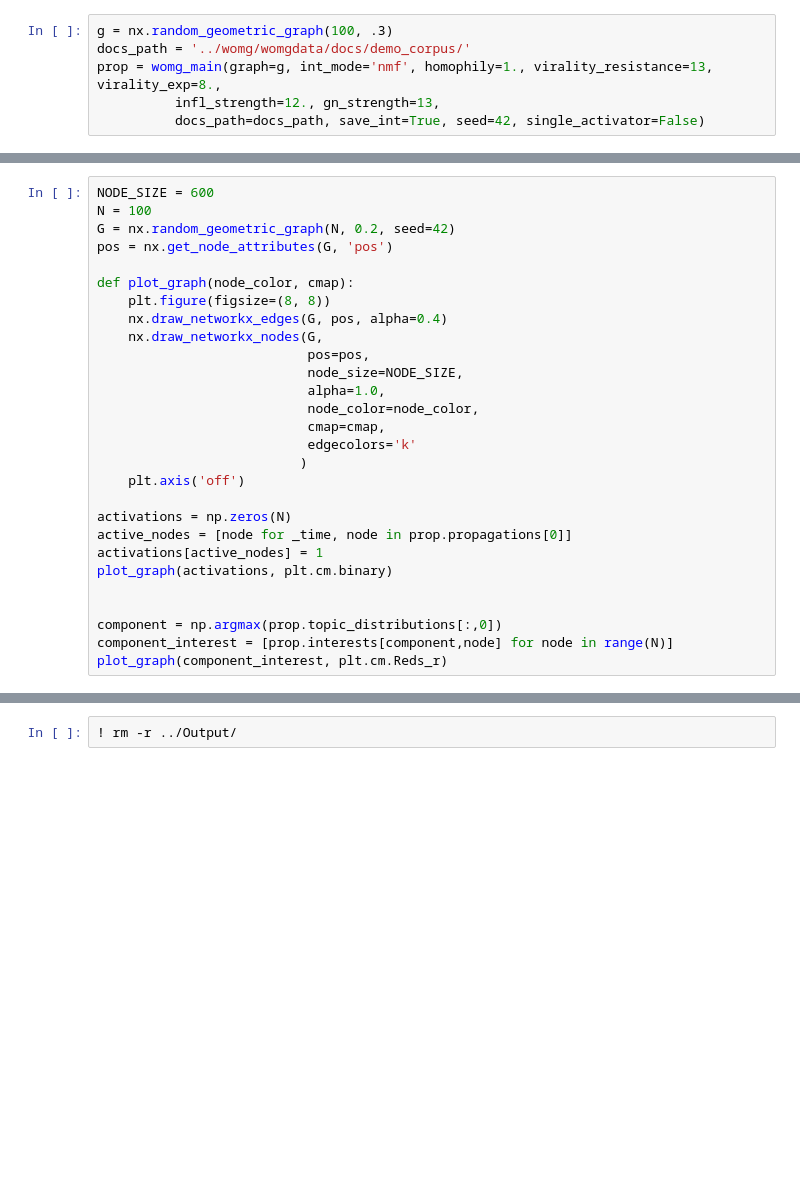
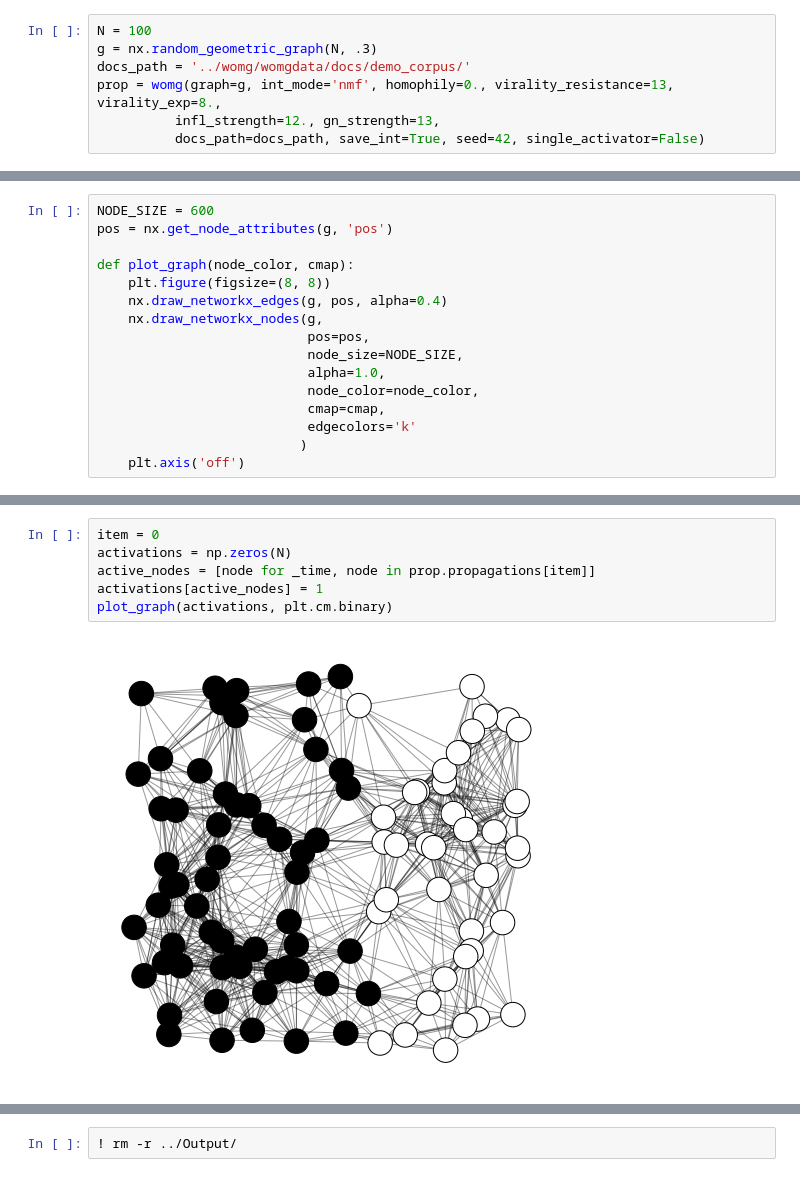
Before and after one commit to FedericoCinus/WoMG, a Jupyter notebook: src/test_version/prove-demo.ipynb, the cells around one changed output, grey strips where cells are left out. Cells and saved outputs as stored; diff of their text form; blank space fills up the shorter version.

```diff
--- a/src/test_version/prove-demo.ipynb
+++ b/src/test_version/prove-demo.ipynb
@@ -20,7 +27,8 @@ from sklearn import decomposition
 # %%
-g = nx.random_geometric_graph(100, .3)
+N = 100
+g = nx.random_geometric_graph(N, .3)
 docs_path = '../womg/womgdata/docs/demo_corpus/'
-prop = womg_main(graph=g, int_mode='nmf', homophily=1., virality_resistance=13, virality_exp=8.,
+prop = womg(graph=g, int_mode='nmf', homophily=0., virality_resistance=13, virality_exp=8.,
           infl_strength=12., gn_strength=13,
           docs_path=docs_path, save_int=True, seed=42, single_activator=False)
 # %% [output]
@@ -36,13 +40,11 @@ prop.interests[0,99]
 # %%
 NODE_SIZE = 600
-N = 100
-G = nx.random_geometric_graph(N, 0.2, seed=42)
-pos = nx.get_node_attributes(G, 'pos')
+pos = nx.get_node_attributes(g, 'pos')
 
 def plot_graph(node_color, cmap):
     plt.figure(figsize=(8, 8))
-    nx.draw_networkx_edges(G, pos, alpha=0.4)
-    nx.draw_networkx_nodes(G,
+    nx.draw_networkx_edges(g, pos, alpha=0.4)
+    nx.draw_networkx_nodes(g,
                            pos=pos,
                            node_size=NODE_SIZE,
                            alpha=1.0,
@@ -51,13 +53,3 @@ def plot_graph(node_color, cmap):
                            edgecolors='k'
                           )
     plt.axis('off')
-
-activations = np.zeros(N)
-active_nodes = [node for _time, node in prop.propagations[0]]
-activations[active_nodes] = 1
-plot_graph(activations, plt.cm.binary)
-
-
-component = np.argmax(prop.topic_distributions[:,0])
-component_interest = [prop.interests[component,node] for node in range(N)]
-plot_graph(component_interest, plt.cm.Reds_r)
@@ -129,0 +56,8 @@ plt.show()
+# %%
+item = 0
+activations = np.zeros(N)
+active_nodes = [node for _time, node in prop.propagations[item]]
+activations[active_nodes] = 1
+plot_graph(activations, plt.cm.binary)
+# %% [output]
+[figure, added]
```
Also changed, not shown: parts of 11 cells of this notebook, 5 other files.
